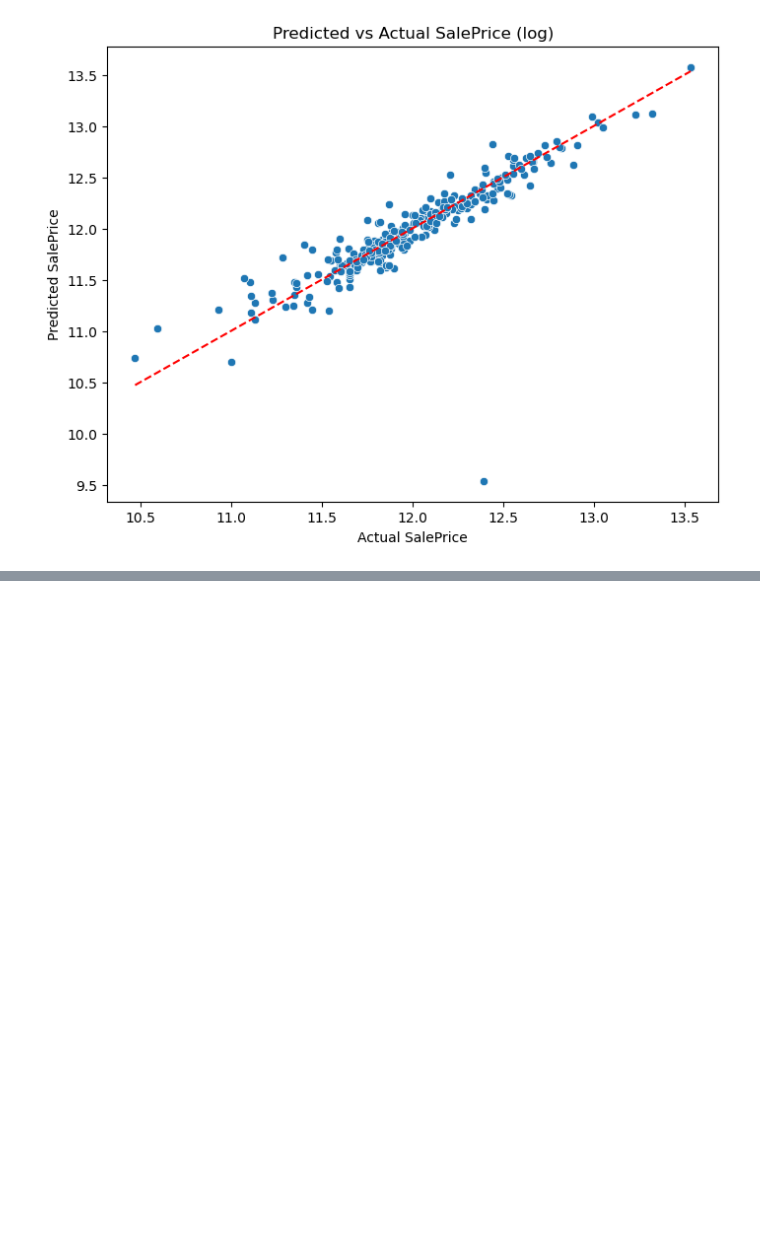
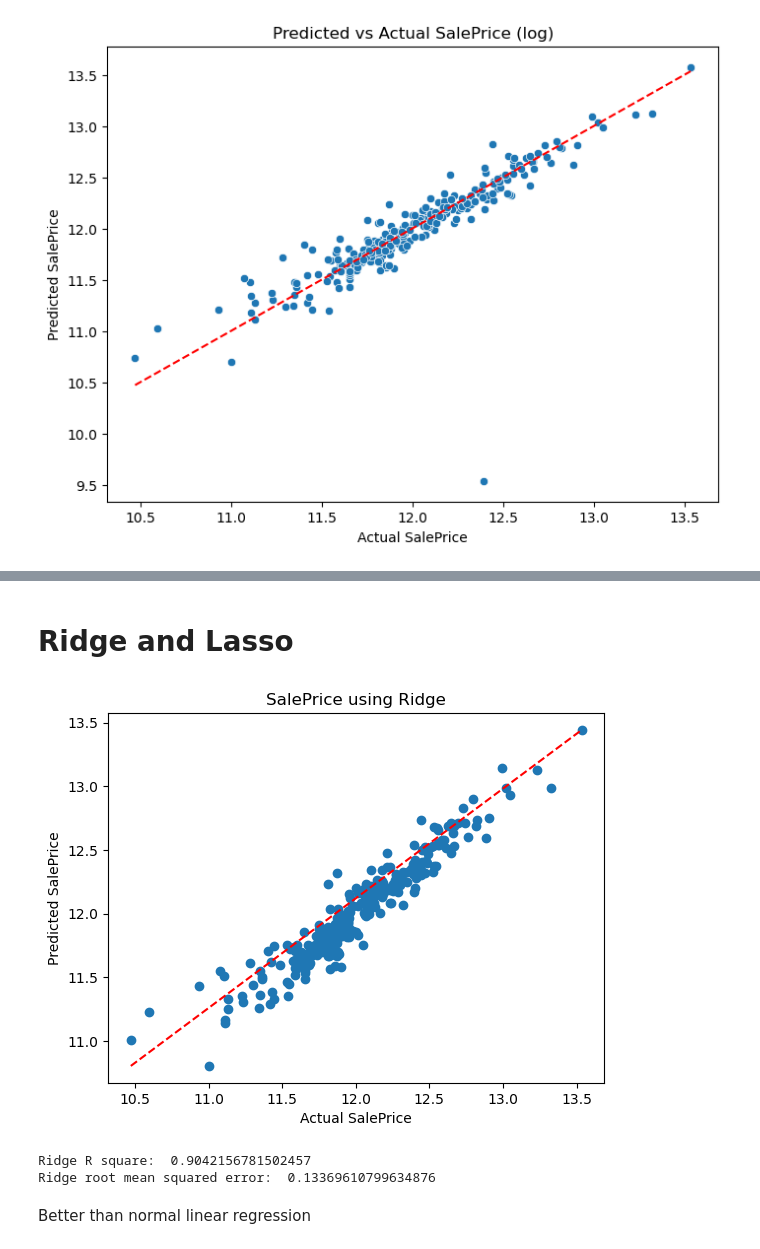
Before and after one commit to Hassanxsa/House-Prediction, a Jupyter notebook: LinearRegression.ipynb, the cells around one changed output, grey strips where cells are left out. Cells and saved outputs as stored; diff of their text form; code cells hidden in the pictures; blank space fills up the shorter version.

Commit message:
Added lasso, ridge and logistic

```diff
--- a/LinearRegression.ipynb
+++ b/LinearRegression.ipynb
@@ -366,0 +412,30 @@ plt.show()
+# %% [markdown]
+<h1>Ridge and Lasso</h1>
+# %%
+from sklearn.linear_model import Ridge, Lasso
+
+ridge_model = Ridge()
+
+ridge_model = ridge_model.fit(x_train, y_train)
+y_pred = ridge_model.predict(x_test)
+# %%
+
+plt.scatter(x=y_test, y=y_pred)
+plt.xlabel("Actual SalePrice")
+plt.ylabel("Predicted SalePrice")
+plt.title("SalePrice using Ridge")
+plt.plot([y_test.min(),y_test.max()],[y_pred.min(),y_pred.max()], "r--")
+plt.show()
+
+
+ridge_r2 = r2_score(y_test,y_pred)
+ridge_rmse = np.sqrt(mean_squared_error(y_test,y_pred))
+
+print("Ridge R square: ", ridge_r2)
+print("Ridge root mean squared error: ", ridge_rmse)
+# %% [output]
+[figure, added]
+Ridge R square:  0.9042156781502457
+Ridge root mean squared error:  0.13369610799634876
+# %% [markdown]
+Better than normal linear regression
```
Also changed, not shown: parts of 16 cells of this notebook.
